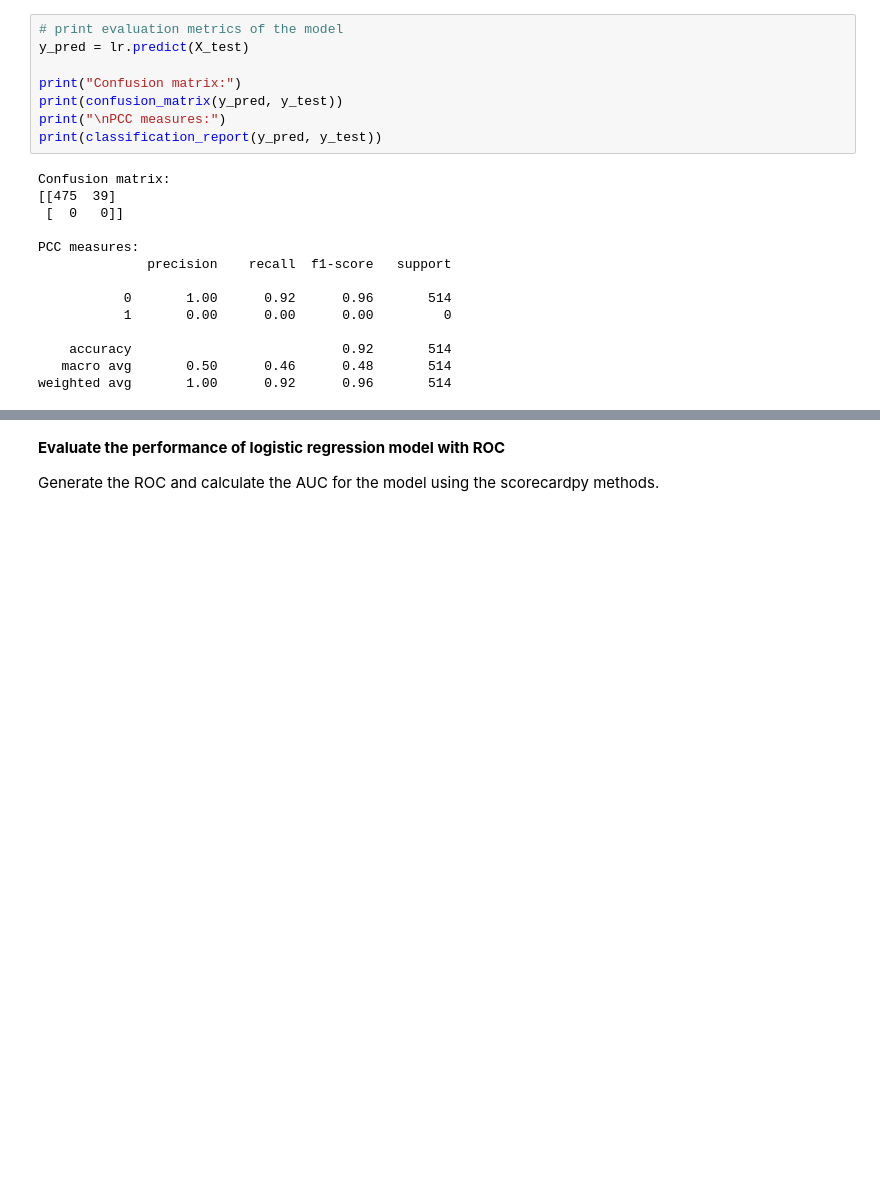
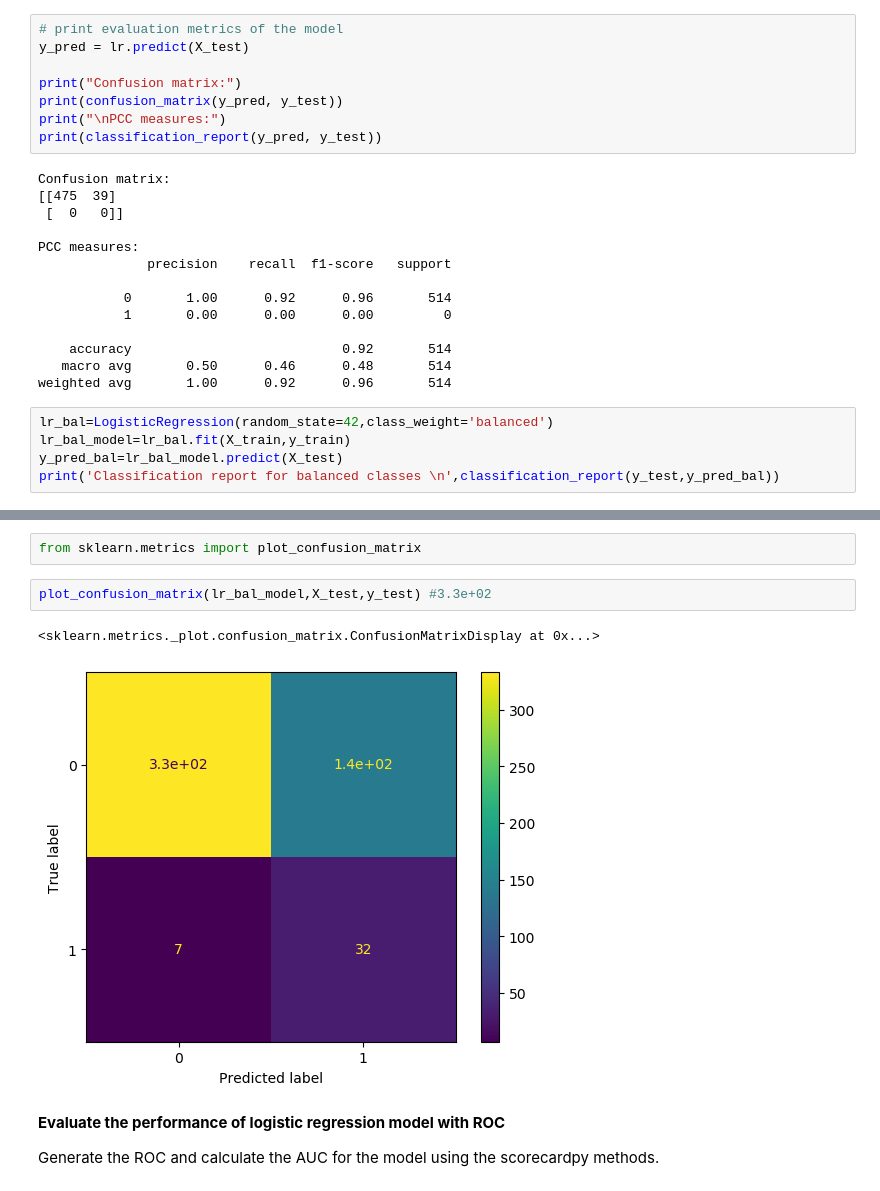
Before and after one commit to traveltheworldwithaflaskoftea/FA_Project, a Jupyter notebook: shiting_draft6.ipynb, the cells around one changed output, grey strips where cells are left out. Saved outputs shown, nothing was run; the diff lists cells and outputs as text; blank space fills up the shorter version.

Commit message:
Added classed_weight='balanced'

```diff
--- a/shiting_draft6.ipynb
+++ b/shiting_draft6.ipynb
@@ -1120,3 +1117,8 @@ PCC measures:
     accuracy                           0.92       514
    macro avg       0.50      0.46      0.48       514
 weighted avg       1.00      0.92      0.96       514
+# %%
+lr_bal=LogisticRegression(random_state=42,class_weight='balanced')
+lr_bal_model=lr_bal.fit(X_train,y_train)
+y_pred_bal=lr_bal_model.predict(X_test)
+print('Classification report for balanced classes \n',classification_report(y_test,y_pred_bal))
@@ -1123,3 +1144,10 @@ weighted avg       1.00      0.92      0.96       514
+# %%
+from sklearn.metrics import plot_confusion_matrix
+# %%
+plot_confusion_matrix(lr_bal_model,X_test,y_test) #3.3e+02
+# %% [output]
+<sklearn.metrics._plot.confusion_matrix.ConfusionMatrixDisplay at 0x...>
+[figure, added]
 # %% [markdown]
 **Evaluate the performance of logistic regression model with ROC**
 
```
Also changed, not shown: parts of 10 cells of this notebook.
